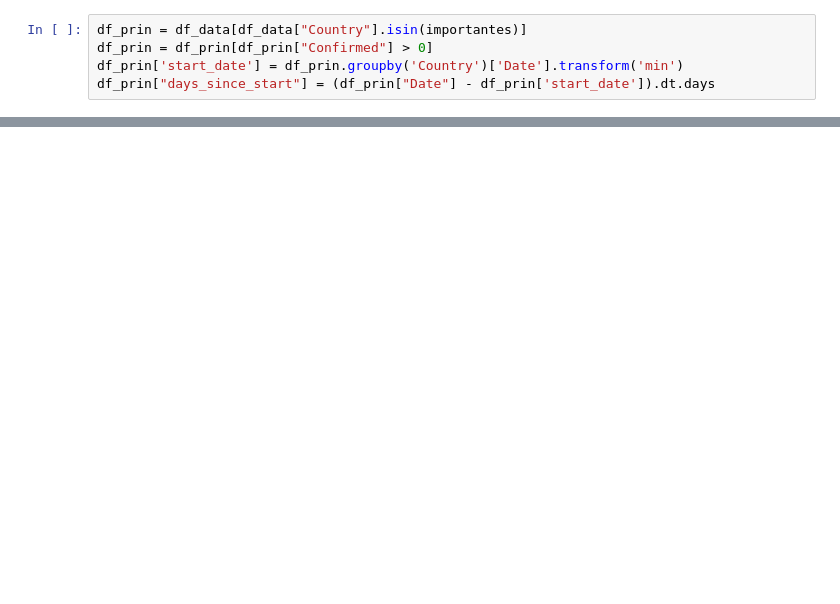
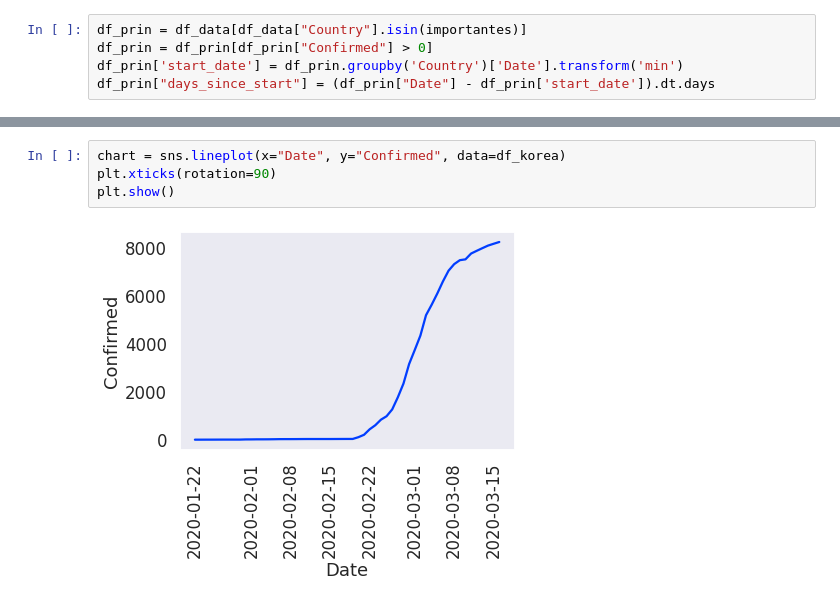
Before and after one commit to davidbetancur8/coronavirus, a Jupyter notebook: notebooks/viz.ipynb, the cells around one changed output, grey strips where cells are left out. Drawn from its saved outputs; the diff is of its cells as text; blank space fills up the shorter version.

```diff
--- a/notebooks/viz.ipynb
+++ b/notebooks/viz.ipynb
@@ -72,0 +94,6 @@ plt.show()
+# %%
+chart = sns.lineplot(x="Date", y="Confirmed", data=df_korea)
+plt.xticks(rotation=90)
+plt.show()
+# %% [output]
+[figure, added]
```
Also changed, not shown: parts of 11 cells of this notebook, 1 other file.
